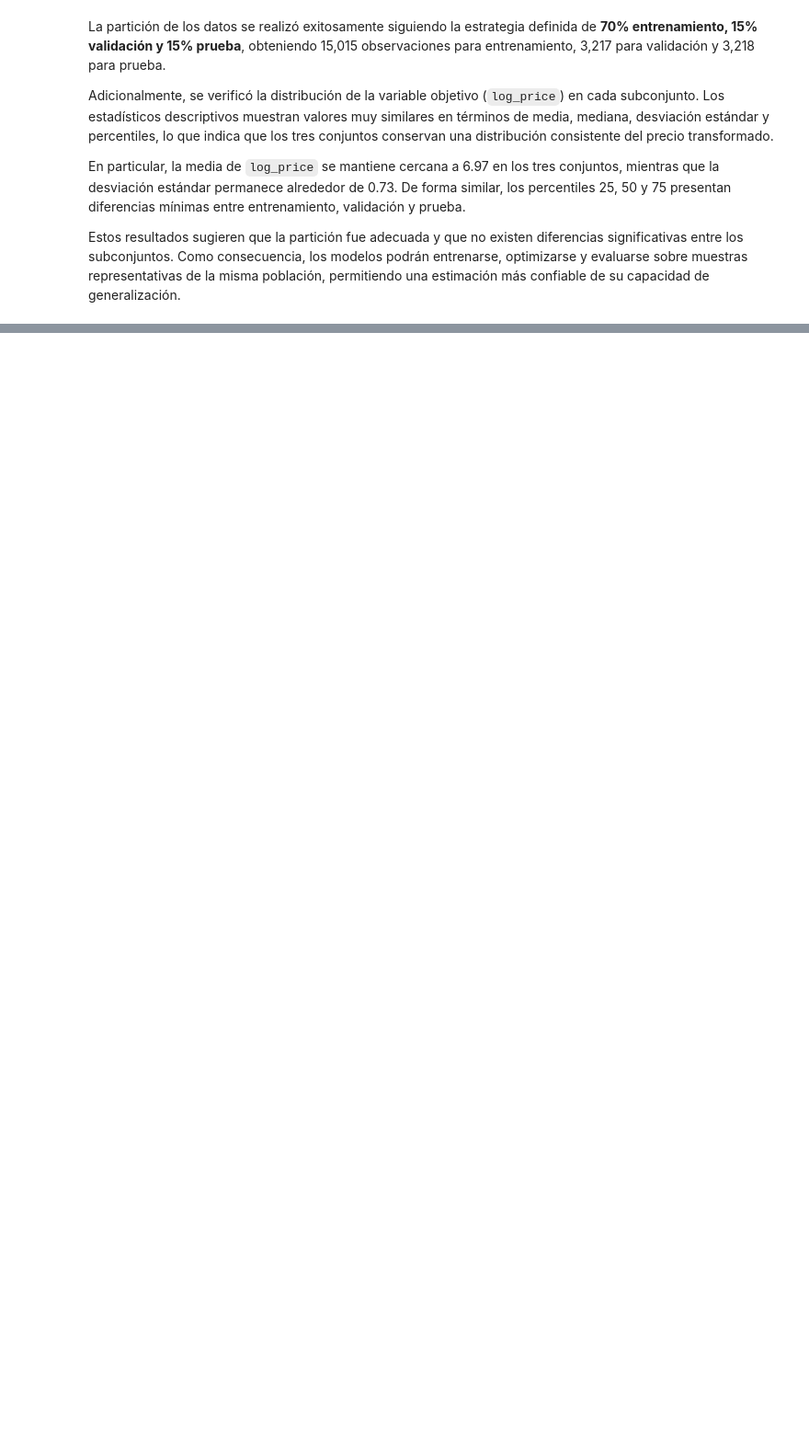
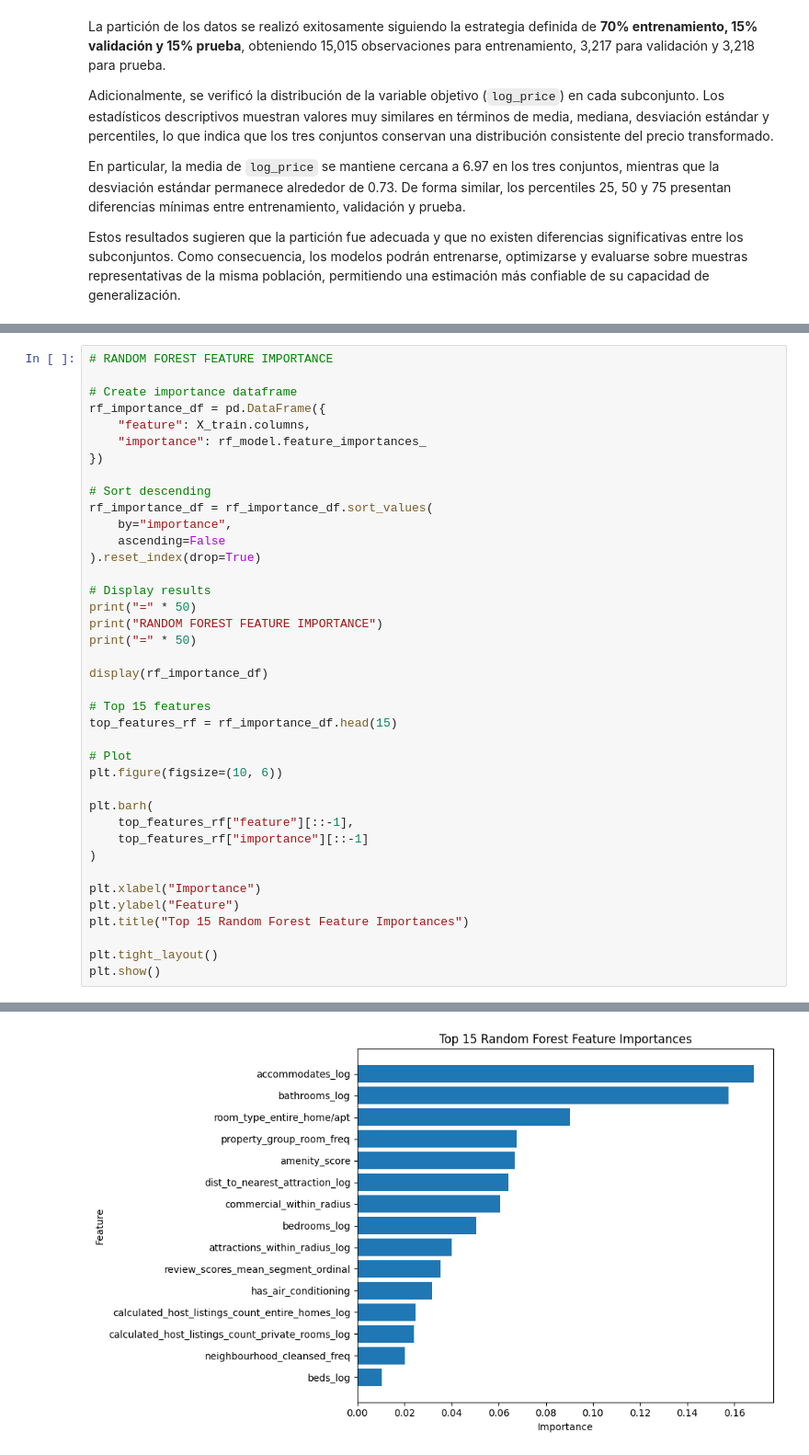
Before and after one commit to josue-rdgzcb/airbnb-price-prediction-mexico-city, a Jupyter notebook: notebooks/03_modeling.ipynb, the cells around one changed output, grey strips where cells are left out. Shown at 92% size. Saved outputs shown, nothing was run; the diff lists cells and outputs as text; blank space fills up the shorter version.

Commit message:
feat(notebook): add baseline regression and random forest models

```diff
--- a/notebooks/03_modeling.ipynb
+++ b/notebooks/03_modeling.ipynb
@@ -191,0 +667,40 @@ Estos resultados sugieren que la partición fue adecuada y que no existen difere
+# %%
+# RANDOM FOREST FEATURE IMPORTANCE
+
+# Create importance dataframe
+rf_importance_df = pd.DataFrame({
+    "feature": X_train.columns,
+    "importance": rf_model.feature_importances_
+})
+
+# Sort descending
+rf_importance_df = rf_importance_df.sort_values(
+    by="importance",
+    ascending=False
+).reset_index(drop=True)
+
+# Display results
+print("=" * 50)
+print("RANDOM FOREST FEATURE IMPORTANCE")
+print("=" * 50)
+
+display(rf_importance_df)
+
+# Top 15 features
+top_features_rf = rf_importance_df.head(15)
+
+# Plot
+plt.figure(figsize=(10, 6))
+
+plt.barh(
+    top_features_rf["feature"][::-1],
+    top_features_rf["importance"][::-1]
+)
+
+plt.xlabel("Importance")
+plt.ylabel("Feature")
+plt.title("Top 15 Random Forest Feature Importances")
+
+plt.tight_layout()
+plt.show()
+# %% [output]
@@ -191,0 +727 @@ Estos resultados sugieren que la partición fue adecuada y que no existen difere
+[figure, added]
```
Also changed, not shown: parts of 26 cells of this notebook.
